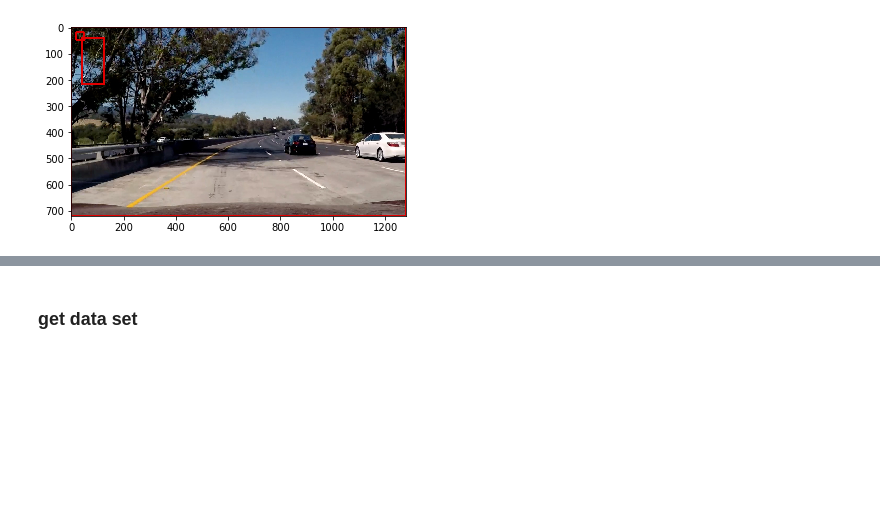
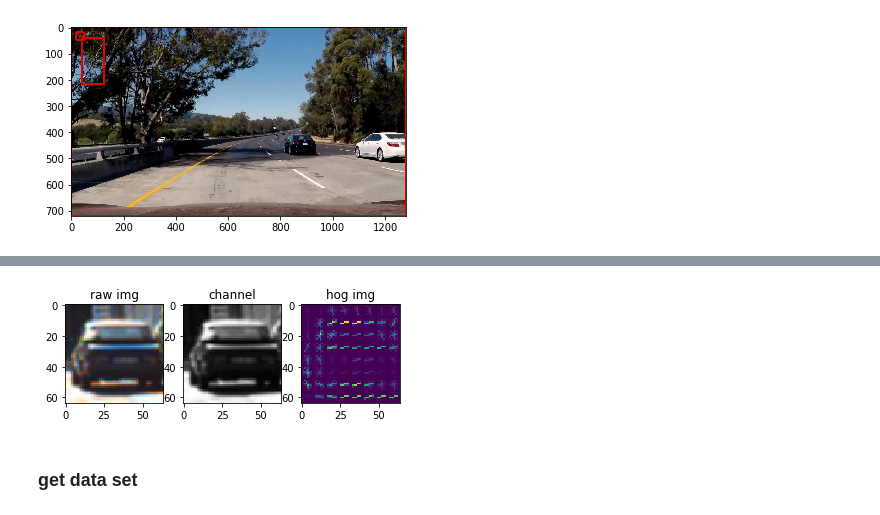
Before and after one commit to easyfly007/autodrive_projects, a Jupyter notebook: proj_vehicle_detection/solution.ipynb, the cells around one changed output, grey strips where cells are left out. Saved outputs shown, nothing was run; the diff lists cells and outputs as text; code cells hidden in the pictures; blank space fills up the shorter version.

```diff
--- a/proj_vehicle_detection/solution.ipynb
+++ b/proj_vehicle_detection/solution.ipynb
@@ -96,3 +113,23 @@ def get_hog_feature(img, orient = 9, pix_per_cell = 8, cell_per_block = 2, vis =
                                  visualise = False,
                                  feature_vector = feature_vec)
         return features
+# %%
+def test_get_hog_feature(vis = True):
+    filename = './examples/car_templates/1.jpeg'
+    img = plt.imread(filename)
+    channel = cv2.cvtColor(img, cv2.COLOR_RGB2GRAY)
+    if vis:
+        features, hog_image = get_hog_feature(channel, vis = vis)
+        fig = plt.figure()
+        plt.subplot(131)
+        plt.imshow(img)
+        plt.title('raw img')
+        plt.subplot(132)
+        plt.imshow(channel, cmap='gray')
+        plt.title('channel')
+        plt.subplot(133)
+        plt.imshow(hog_image)
+        plt.title('hog img')
+# %%
+test_get_hog_feature()
+# %% [output]
@@ -99,3 +138,4 @@ def get_hog_feature(img, orient = 9, pix_per_cell = 8, cell_per_block = 2, vis =
+[figure, added]
 # %%
 def get_color_histogram(img, nbin = 32, bins_range = (0, 256)):
     # assert img format is 'rgb'
```
Also changed, not shown: parts of 5 cells of this notebook.
